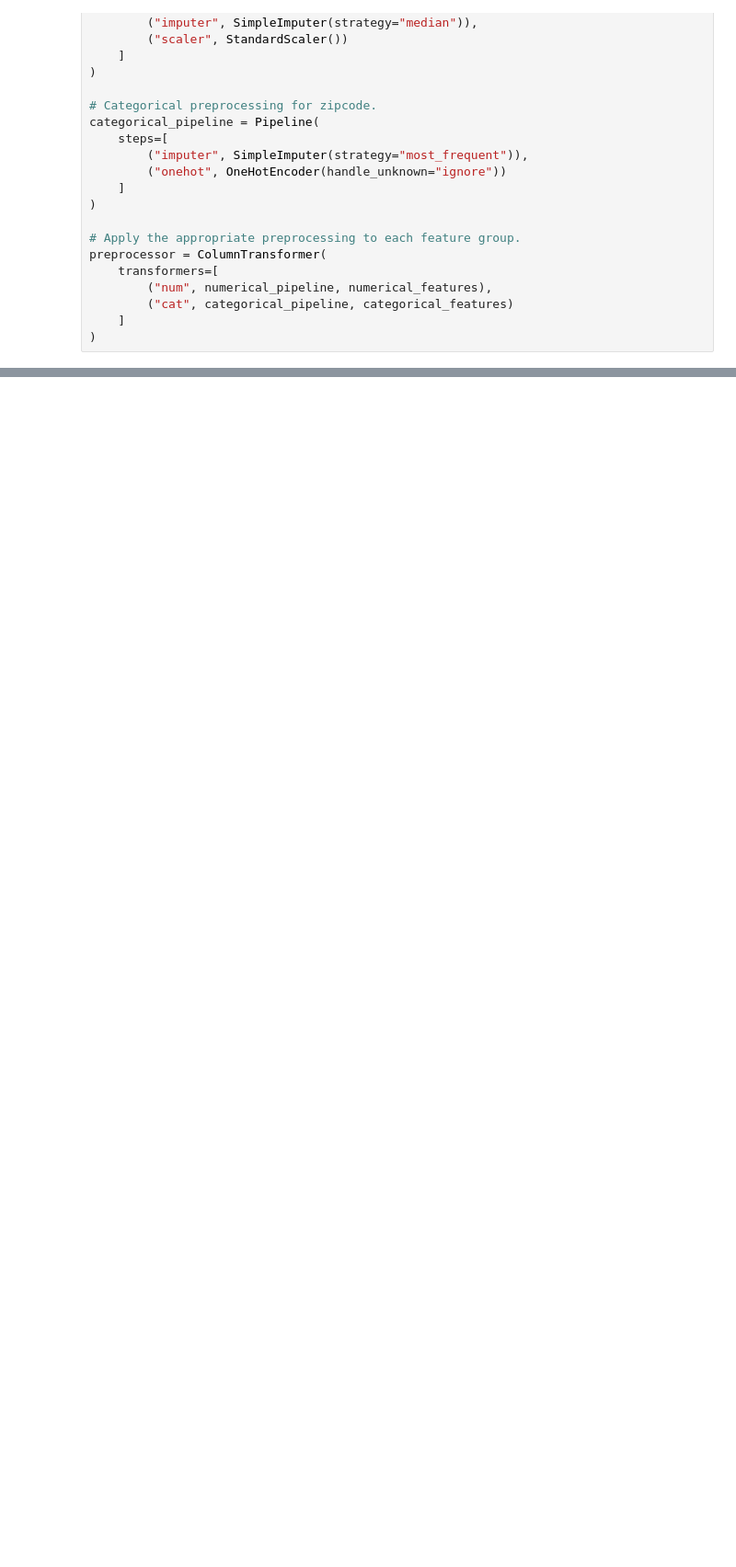
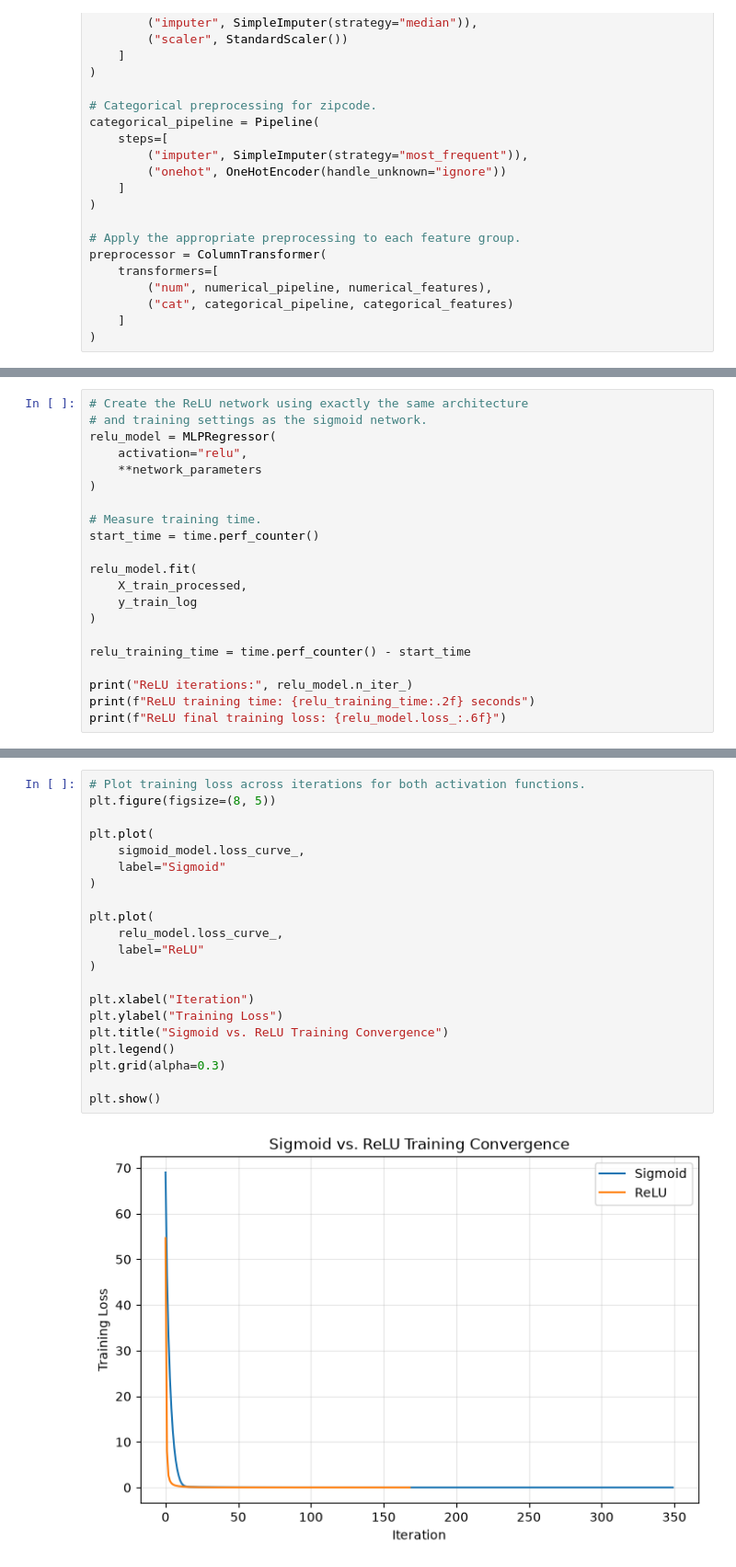
Before and after one commit to priyadarshiansu/cap5610-midterm, a Jupyter notebook: notebooks/02_neural_network_regression.ipynb, the cells around one changed output, grey strips where cells are left out. Shown at 92% size. Drawn from its saved outputs; the diff is of its cells as text; blank space fills up the shorter version.

Commit message:
Q2 Part a ReLU and Sigmoid Comparison

```diff
--- a/notebooks/02_neural_network_regression.ipynb
+++ b/notebooks/02_neural_network_regression.ipynb
@@ -217,0 +286,21 @@ preprocessor = ColumnTransformer(
+# %%
+# Create the ReLU network using exactly the same architecture
+# and training settings as the sigmoid network.
+relu_model = MLPRegressor(
+    activation="relu",
+    **network_parameters
+)
+
+# Measure training time.
+start_time = time.perf_counter()
+
+relu_model.fit(
+    X_train_processed,
+    y_train_log
+)
+
+relu_training_time = time.perf_counter() - start_time
+
+print("ReLU iterations:", relu_model.n_iter_)
+print(f"ReLU training time: {relu_training_time:.2f} seconds")
+print(f"ReLU final training loss: {relu_model.loss_:.6f}")
@@ -217,0 +369,23 @@ preprocessor = ColumnTransformer(
+# %%
+# Plot training loss across iterations for both activation functions.
+plt.figure(figsize=(8, 5))
+
+plt.plot(
+    sigmoid_model.loss_curve_,
+    label="Sigmoid"
+)
+
+plt.plot(
+    relu_model.loss_curve_,
+    label="ReLU"
+)
+
+plt.xlabel("Iteration")
+plt.ylabel("Training Loss")
+plt.title("Sigmoid vs. ReLU Training Convergence")
+plt.legend()
+plt.grid(alpha=0.3)
+
+plt.show()
+# %% [output]
+[figure, added]
```
Also changed, not shown: parts of 9 cells of this notebook.
